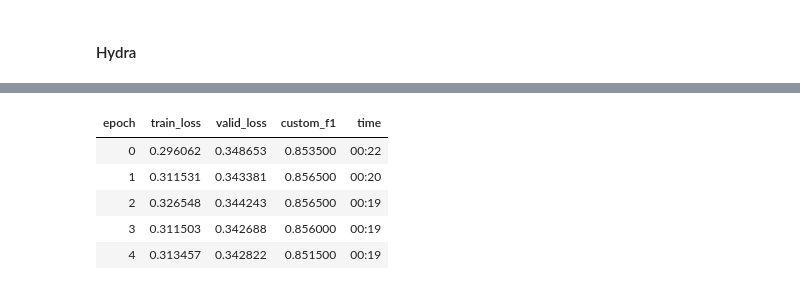
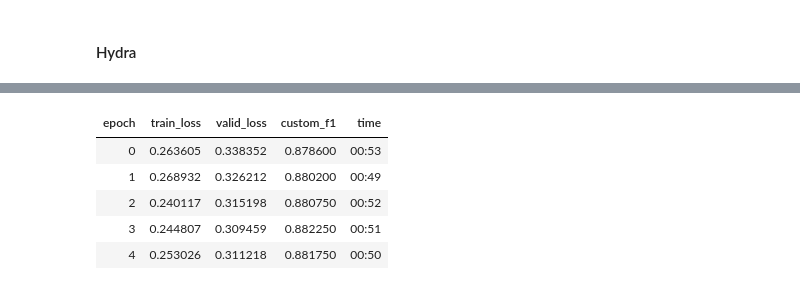
Before and after one commit to BorjaRequena/AnDi-unicorns, a Jupyter notebook: nbs/02_prototypes.ipynb, the cells around one changed output, grey strips where cells are left out. Cells and saved outputs as stored; diff of their text form; code cells hidden in the pictures.

```diff
--- a/nbs/02_prototypes.ipynb
+++ b/nbs/02_prototypes.ipynb
@@ -310,3 +435,15 @@ save_model(learn.model, f"cnn_dim{dim}_t{2}_1vall")
+# %%
+dim = 1
+bs = 128
+ds_path = DATA_PATH/f"custom_val/custom_{dim}D.pkl"
+for k in range(10):
+    dls = get_custom_dls(target='model', dim=dim, bs=128, path=ds_path)
+    cnn = CNNLin(dim, vocab_sz=5, h_size=1024, layers=[1, 1, 1], ks=3, out_p=0.5, stem_szs=(32, 64),
+                 linear_layers=[512], ps=[0.5], act=False)
+    learn = MyLearner(dls, cnn, loss_func=CrossEntropyLossFlat(), metrics=custom_f1)
+    learn.fit_one_cycle(25, max_lr=3e-3, wd=5e-4)
+
+    save_model(learn.model, f"cnn_dim{dim}_t{2}_dm{dm}_{k}_custom")
 # %% [markdown]
 ### Combining RNN with CNN
 # %%
@@ -336,11 +473,10 @@ for k in range(5):
 #### Hydra
 # %%
 dim = 1
-m_id = 6
-# dls = get_custom_dls(target='model', dim=dim, bs=128)
-dls = get_discriminative_dls(2, bs=256)
-cnn = load_model(f"cnn_dim{dim}_t{2}_ks3_{m_id}")
-rnn = load_model(f"gru_dim{dim}_t{2}_{m_id}")
+m_id = 9
+dls = get_custom_dls(target='model', dim=dim, bs=128, path=ds_path)
+cnn = load_model(f"cnn_dim{dim}_t{2}_{m_id}_custom")
+rnn = load_model(f"gru_dim{dim}_t{2}_{m_id}_custom")
 hydra = Hydra([rnn, cnn], vocab_sz=5, out_ps=0.4, linear_layers=[200], ps=[0.4], act=False)
 # %%
 learn = MyLearner(dls, hydra, loss_func=CrossEntropyLossFlat(), metrics=custom_f1)
@@ -356,0 +487,2 @@ SuggestedLRs(lr_min=0.03019951581954956, lr_steep=0.0006918309954926372)
+# %%
+learn.fit_one_cycle(10, lr_max=1e-2, wd=5e-4)
@@ -357,10 +507,10 @@ SuggestedLRs(lr_min=0.03019951581954956, lr_steep=0.0006918309954926372)
 # %%
-learn.fit_one_cycle(5, lr_max=(1e-6, 1e-6, 1e-4), wd=5e-4)
+learn.fit_one_cycle(5, lr_max=(1e-7, 1e-7, 1e-5), wd=5e-4)
 # %% [output]
 | epoch | train_loss | valid_loss | custom_f1 | time |
-| 0 | 0.296062 | 0.348653 | 0.853500 | 00:22 |
-| 1 | 0.311531 | 0.343381 | 0.856500 | 00:20 |
-| 2 | 0.326548 | 0.344243 | 0.856500 | 00:19 |
-| 3 | 0.311503 | 0.342688 | 0.856000 | 00:19 |
-| 4 | 0.313457 | 0.342822 | 0.851500 | 00:19 |
+| 0 | 0.263605 | 0.338352 | 0.878600 | 00:53 |
+| 1 | 0.268932 | 0.326212 | 0.880200 | 00:49 |
+| 2 | 0.240117 | 0.315198 | 0.880750 | 00:52 |
+| 3 | 0.244807 | 0.309459 | 0.882250 | 00:51 |
+| 4 | 0.253026 | 0.311218 | 0.881750 | 00:50 |
 # %%
```
Also changed, not shown: parts of 61 cells of this notebook, 21 other files.
